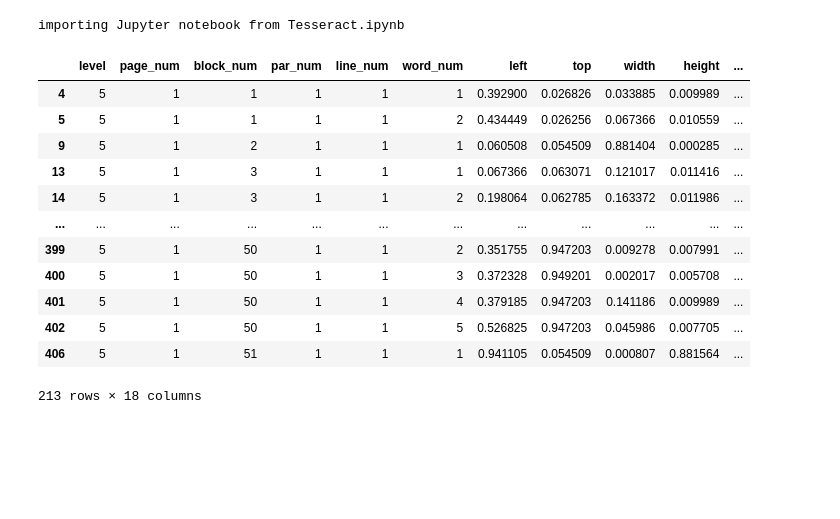
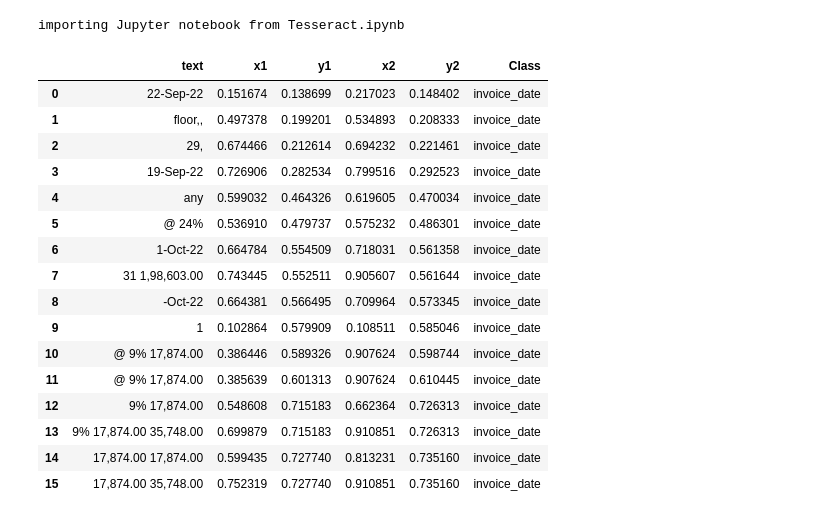
Before and after one commit to TallySolutions/Document-AI, a Jupyter notebook: Google'sRepresentationLearning/CandidateExtraction.ipynb, the cells around one changed output. Saved outputs shown, nothing was run; the diff lists cells and outputs as text; code cells hidden in the pictures; blank space fills up the shorter version.

```diff
--- a/Google'sRepresentationLearning/CandidateExtraction.ipynb
+++ b/Google'sRepresentationLearning/CandidateExtraction.ipynb
@@ -131,20 +152,24 @@ def get_candidates(file):
             Dataframes.append(df)
         return data, Dataframes
 # %%
-D, DF = get_candidates("1.jpeg")
+D, DF = get_candidates("2.jpeg")
-# %%
-D
-# %% [output]
-|  | level | page_num | block_num | par_num | line_num | word_num | left | top | width | height | ... |
-| 4 | 5 | 1 | 1 | 1 | 1 | 1 | 0.392900 | 0.026826 | 0.033885 | 0.009989 | ... |
-| 5 | 5 | 1 | 1 | 1 | 1 | 2 | 0.434449 | 0.026256 | 0.067366 | 0.010559 | ... |
-| 9 | 5 | 1 | 2 | 1 | 1 | 1 | 0.060508 | 0.054509 | 0.881404 | 0.000285 | ... |
-| 13 | 5 | 1 | 3 | 1 | 1 | 1 | 0.067366 | 0.063071 | 0.121017 | 0.011416 | ... |
-| 14 | 5 | 1 | 3 | 1 | 1 | 2 | 0.198064 | 0.062785 | 0.163372 | 0.011986 | ... |
-| ... | ... | ... | ... | ... | ... | ... | ... | ... | ... | ... | ... |
-| 399 | 5 | 1 | 50 | 1 | 1 | 2 | 0.351755 | 0.947203 | 0.009278 | 0.007991 | ... |
-| 400 | 5 | 1 | 50 | 1 | 1 | 3 | 0.372328 | 0.949201 | 0.002017 | 0.005708 | ... |
-| 401 | 5 | 1 | 50 | 1 | 1 | 4 | 0.379185 | 0.947203 | 0.141186 | 0.009989 | ... |
-| 402 | 5 | 1 | 50 | 1 | 1 | 5 | 0.526825 | 0.947203 | 0.045986 | 0.007705 | ... |
-| 406 | 5 | 1 | 51 | 1 | 1 | 1 | 0.941105 | 0.054509 | 0.000807 | 0.881564 | ... |
-213 rows × 18 columns
+# %%
+DF[1]
+# %% [output]
+|  | text | x1 | y1 | x2 | y2 | Class |
+| 0 | 22-Sep-22 | 0.151674 | 0.138699 | 0.217023 | 0.148402 | invoice_date |
+| 1 | floor,, | 0.497378 | 0.199201 | 0.534893 | 0.208333 | invoice_date |
+| 2 | 29, | 0.674466 | 0.212614 | 0.694232 | 0.221461 | invoice_date |
+| 3 | 19-Sep-22 | 0.726906 | 0.282534 | 0.799516 | 0.292523 | invoice_date |
+| 4 | any | 0.599032 | 0.464326 | 0.619605 | 0.470034 | invoice_date |
+| 5 | @ 24% | 0.536910 | 0.479737 | 0.575232 | 0.486301 | invoice_date |
+| 6 | 1-Oct-22 | 0.664784 | 0.554509 | 0.718031 | 0.561358 | invoice_date |
+| 7 | 31 1,98,603.00 | 0.743445 | 0.552511 | 0.905607 | 0.561644 | invoice_date |
+| 8 | -Oct-22 | 0.664381 | 0.566495 | 0.709964 | 0.573345 | invoice_date |
+| 9 | 1 | 0.102864 | 0.579909 | 0.108511 | 0.585046 | invoice_date |
+| 10 | @ 9% 17,874.00 | 0.386446 | 0.589326 | 0.907624 | 0.598744 | invoice_date |
+| 11 | @ 9% 17,874.00 | 0.385639 | 0.601313 | 0.907624 | 0.610445 | invoice_date |
+| 12 | 9% 17,874.00 | 0.548608 | 0.715183 | 0.662364 | 0.726313 | invoice_date |
+| 13 | 9% 17,874.00 35,748.00 | 0.699879 | 0.715183 | 0.910851 | 0.726313 | invoice_date |
+| 14 | 17,874.00 17,874.00 | 0.599435 | 0.727740 | 0.813231 | 0.735160 | invoice_date |
+| 15 | 17,874.00 35,748.00 | 0.752319 | 0.727740 | 0.910851 | 0.735160 | invoice_date |
```
Also changed, not shown: parts of 2 cells of this notebook, 3 other files.
